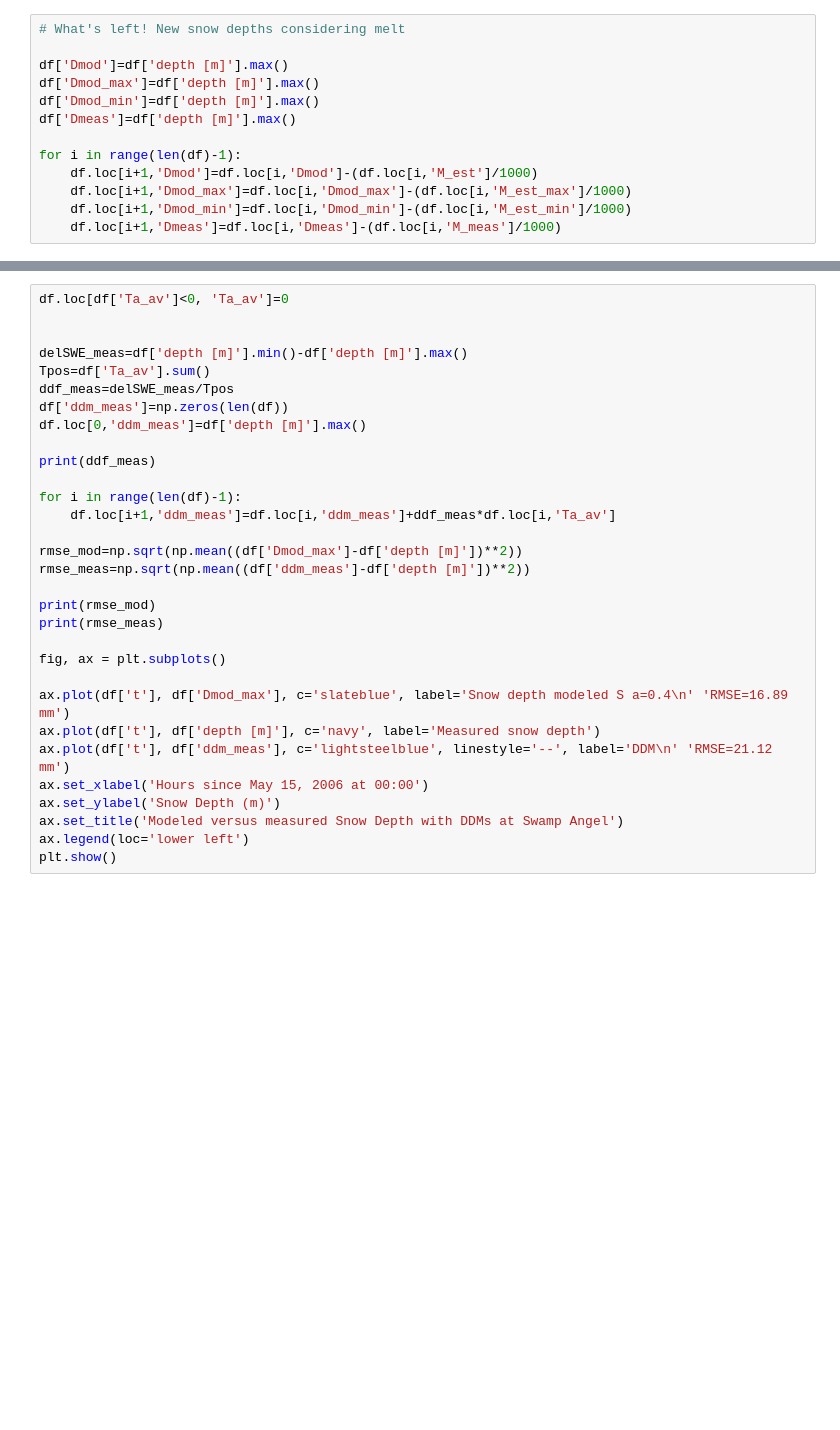
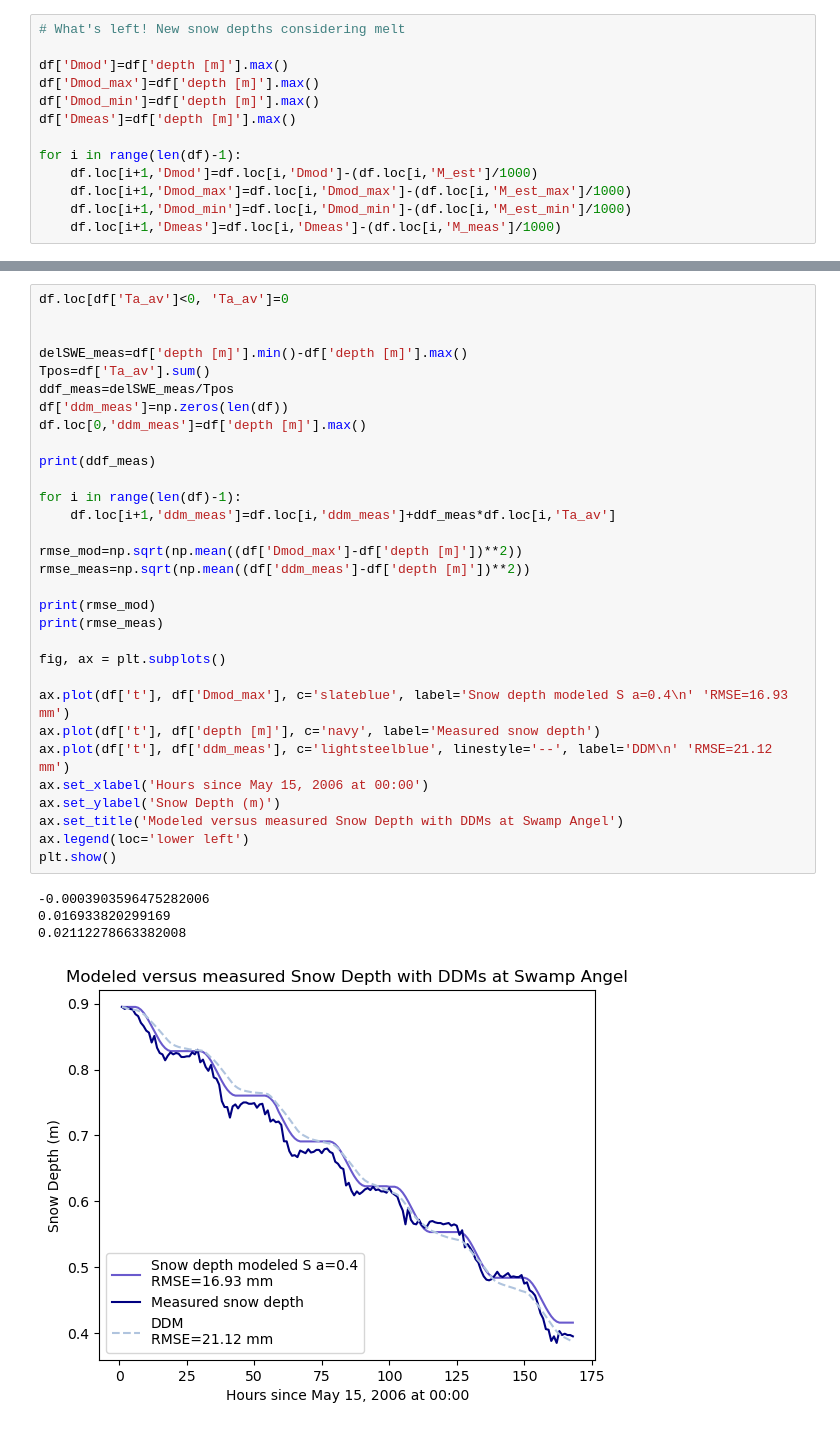
Before and after one commit to gretchenhough/Hough-S26, a Jupyter notebook: HW4/GEOS566 HW4 Melt Model Swamp Angel.ipynb, the cells around one changed output, grey strips where cells are left out. Drawn from its saved outputs; the diff is of its cells as text; blank space fills up the shorter version.

```diff
--- a/HW4/GEOS566 HW4 Melt Model Swamp Angel.ipynb
+++ b/HW4/GEOS566 HW4 Melt Model Swamp Angel.ipynb
@@ -327,31 +395,36 @@ plt.show()
 # %%
 df.loc[df['Ta_av']<0, 'Ta_av']=0
 
 
 delSWE_meas=df['depth [m]'].min()-df['depth [m]'].max()
 Tpos=df['Ta_av'].sum()
 ddf_meas=delSWE_meas/Tpos
 df['ddm_meas']=np.zeros(len(df))
 df.loc[0,'ddm_meas']=df['depth [m]'].max()
 
 print(ddf_meas)
 
 for i in range(len(df)-1):
     df.loc[i+1,'ddm_meas']=df.loc[i,'ddm_meas']+ddf_meas*df.loc[i,'Ta_av']
 
 rmse_mod=np.sqrt(np.mean((df['Dmod_max']-df['depth [m]'])**2))
 rmse_meas=np.sqrt(np.mean((df['ddm_meas']-df['depth [m]'])**2))
 
 print(rmse_mod)
 print(rmse_meas)
 
 fig, ax = plt.subplots()
 
-ax.plot(df['t'], df['Dmod_max'], c='slateblue', label='Snow depth modeled S a=0.4\n' 'RMSE=16.89 mm')
+ax.plot(df['t'], df['Dmod_max'], c='slateblue', label='Snow depth modeled S a=0.4\n' 'RMSE=16.93 mm')
 ax.plot(df['t'], df['depth [m]'], c='navy', label='Measured snow depth')
 ax.plot(df['t'], df['ddm_meas'], c='lightsteelblue', linestyle='--', label='DDM\n' 'RMSE=21.12 mm')
 ax.set_xlabel('Hours since May 15, 2006 at 00:00')
 ax.set_ylabel('Snow Depth (m)')
 ax.set_title('Modeled versus measured Snow Depth with DDMs at Swamp Angel')
 ax.legend(loc='lower left')
 plt.show()
+# %% [output]
+-0.0003903596475282006
+0.016933820299169
+0.02112278663382008
+[figure, added]
```
Also changed, not shown: parts of 18 cells of this notebook.
